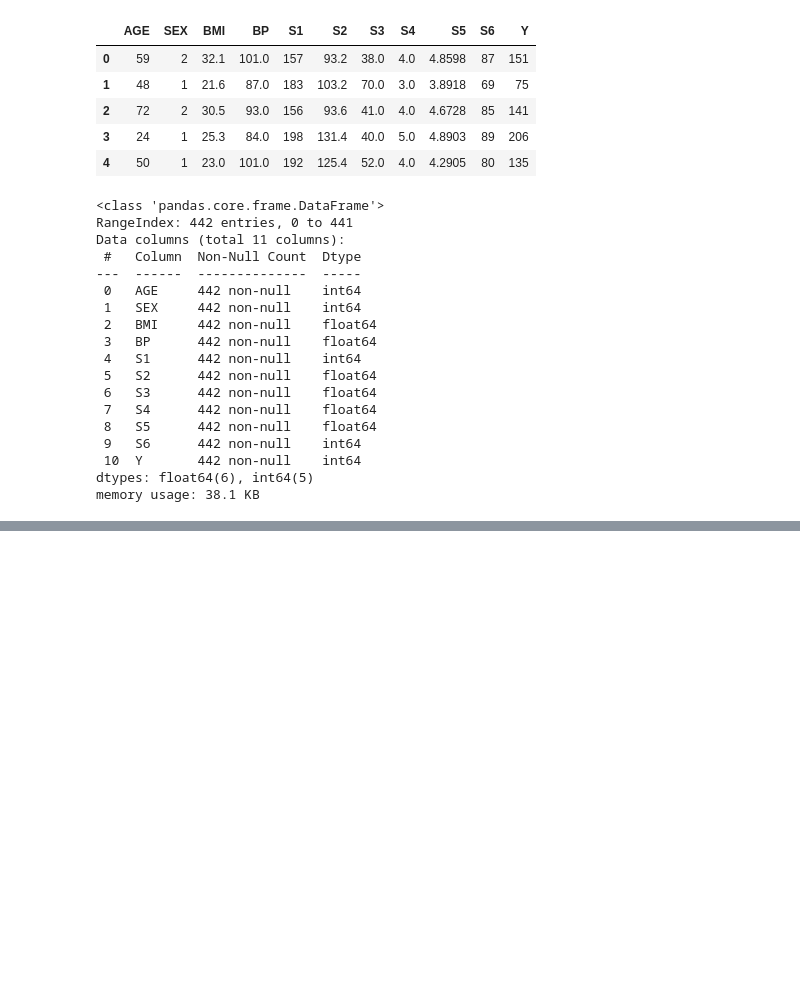
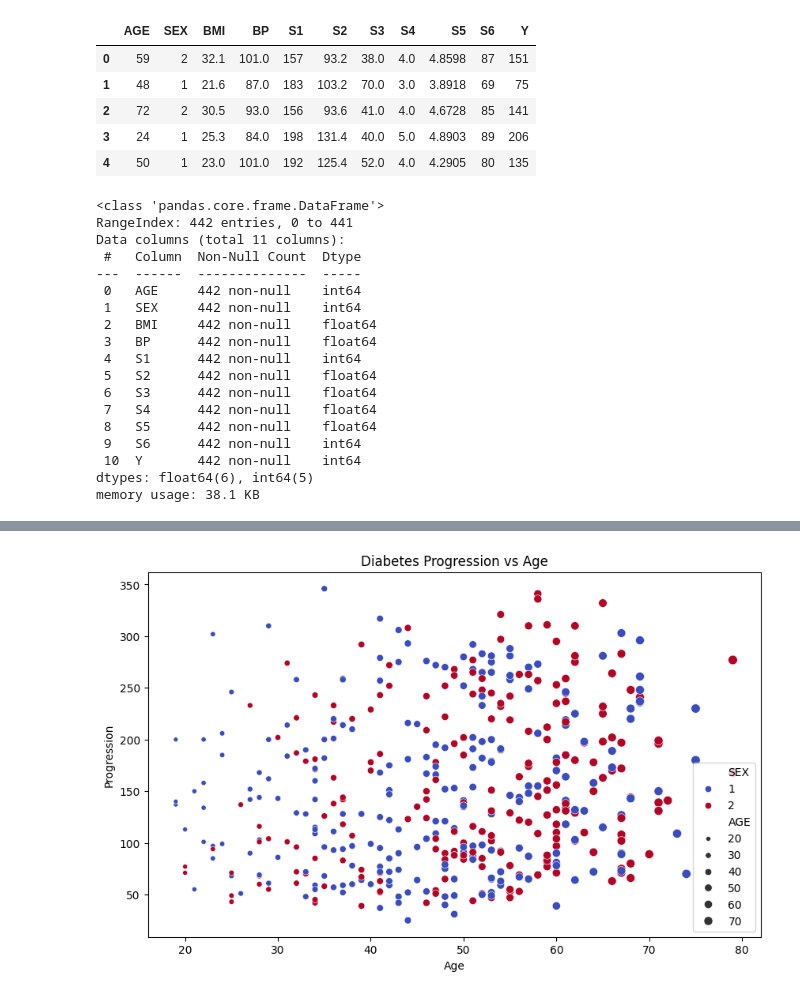
Before and after one commit to alfredwisana/DPV, a Jupyter notebook: Practical 1/assignment1.ipynb, the cells around one changed output, grey strips where cells are left out. Cells and saved outputs as stored; diff of their text form; code cells hidden in the pictures; blank space fills up the shorter version.

```diff
--- a/Practical 1/assignment1.ipynb
+++ b/Practical 1/assignment1.ipynb
@@ -66,0 +87,9 @@ target = diabetes.target
+# %%
+plt.figure(figsize=(10,6))
+sns.scatterplot(df, x='AGE', y='Y',size='AGE', hue='SEX', palette='coolwarm')  # Cari palette lain yang disediakan oleh matplotlib
+plt.xlabel('Age')
+plt.ylabel('Progression')
+plt.title('Diabetes Progression vs Age')
+plt.show()
+# %% [output]
+[figure, added]
```
Also changed, not shown: parts of 11 cells of this notebook.
